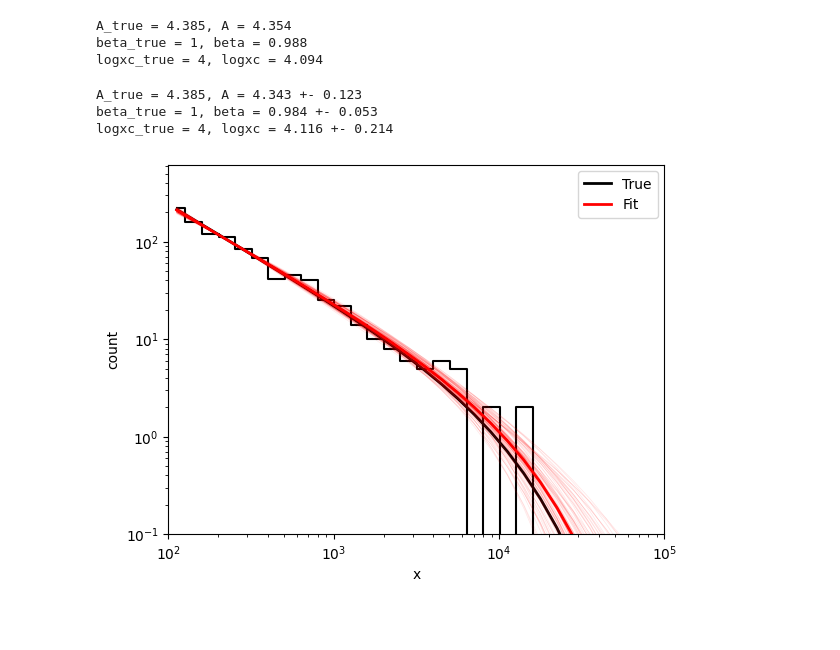
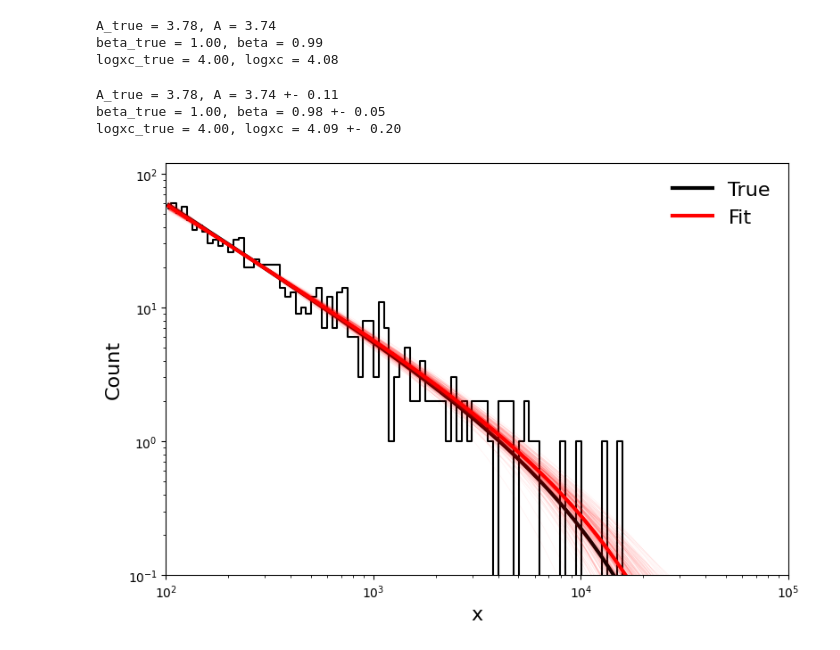
Before and after one commit to ybillchen/useful_scripts, a Jupyter notebook: fit_poisson.ipynb, the cells around one changed output. Drawn from its saved outputs; the diff is of its cells as text; code cells hidden in the pictures; blank space fills up the shorter version.

```diff
--- a/fit_poisson.ipynb
+++ b/fit_poisson.ipynb
@@ -59,6 +59,7 @@ rng = np.random.default_rng(0)
 
 size = 1000
 logxmin = 2
+logxmax = 5
 beta_true = 1 # beta here is the slope of dN/dlogx, not dN/dx
 logxc_true = 4
 
@@ -66,8 +67,8 @@ data = sample_powerlaw_expcutoff(rng, logxmin=logxmin, beta=beta_true+1, logxc=l
 # %%
 # fit the parameters
 
-dlogx = 0.1
-bins = np.arange(logxmin, 5, dlogx)
+dlogx = 0.025
+bins = np.arange(logxmin, logxmax, dlogx)
 logx = 0.5 * (bins[1:] + bins[:-1])
 y = np.histogram(np.log10(data), bins=bins)[0]
 
@@ -79,17 +80,17 @@ guess = [4,1,4]
 o = minimize(neg_log_poisson_likelihood, guess, args=(logx,y), bounds=bnds)
 A, beta, logxc = o.x
 
-print('A_true = %.4g, A = %.3f'%(A_true, A))
-print('beta_true = %.3g, beta = %.3f'%(beta_true, beta))
-print('logxc_true = %.3g, logxc = %.3f'%(logxc_true, logxc))
+print('A_true = %.2f, A = %.2f'%(A_true, A))
+print('beta_true = %.2f, beta = %.2f'%(beta_true, beta))
+print('logxc_true = %.2f, logxc = %.2f'%(logxc_true, logxc))
 # %% [output]
-A_true = 4.385, A = 4.354
-beta_true = 1, beta = 0.988
-logxc_true = 4, logxc = 4.094
+A_true = 3.78, A = 3.74
+beta_true = 1.00, beta = 0.99
+logxc_true = 4.00, logxc = 4.08
 # %%
 # get uncertainties with bootstrap
 
-nboot = 100
+nboot = 300
 data_boot = data[rng.integers(0, size, (nboot, size))]
 
 A_arr = np.zeros(nboot)
@@ -103,32 +104,33 @@ for i, d in enumerate(data_boot):
     beta_arr[i] = o.x[1]
     logxc_arr[i] = o.x[2]
 
-print('A_true = %.4g, A = %.3f +- %.3f'%(A_true, np.mean(A_arr), np.std(A_arr)))
-print('beta_true = %.3g, beta = %.3f +- %.3f'%(beta_true, np.mean(beta_arr), np.std(beta_arr)))
-print('logxc_true = %.3g, logxc = %.3f +- %.3f'%(logxc_true, np.mean(logxc_arr), np.std(logxc_arr)))
+print('A_true = %.2f, A = %.2f +- %.2f'%(A_true, np.mean(A_arr), np.std(A_arr)))
+print('beta_true = %.2f, beta = %.2f +- %.2f'%(beta_true, np.mean(beta_arr), np.std(beta_arr)))
+print('logxc_true = %.2f, logxc = %.2f +- %.2f'%(logxc_true, np.mean(logxc_arr), np.std(logxc_arr)))
 # %% [output]
-A_true = 4.385, A = 4.343 +- 0.123
-beta_true = 1, beta = 0.984 +- 0.053
-logxc_true = 4, logxc = 4.116 +- 0.214
+A_true = 3.78, A = 3.74 +- 0.11
+beta_true = 1.00, beta = 0.98 +- 0.05
+logxc_true = 4.00, logxc = 4.09 +- 0.20
 # %%
-plt.step(10**logx, y, c='k', where='mid')
-plt.plot(10**logx, powerlaw_expcutoff([A_true, beta_true, logxc_true], logx), c='k', lw=2, label='True')
-plt.plot(10**logx, powerlaw_expcutoff([A, beta, logxc], logx), c='r', lw=2, label='Fit')
-# plt.plot(10**logx, powerlaw_expcutoff([np.mean(A_arr), np.mean(beta_arr), np.mean(logxc_arr)], logx), c='r', lw=2, label='Fit')
+fig, ax0 = plt.subplots(1, 1, figsize=(9,6), sharex=True, sharey=True)
+
+ax0.step(10**logx, y, c='k', where='mid')
+ax0.plot(10**logx, powerlaw_expcutoff([A_true, beta_true, logxc_true], logx), c='k', lw=3, label='True')
+ax0.plot(10**logx, powerlaw_expcutoff([A, beta, logxc], logx), c='r', lw=3, label='Fit')
 
 for A_boot, beta_boot, logxc_boot in zip(A_arr, beta_arr, logxc_arr):
-    plt.plot(10**logx, powerlaw_expcutoff([A_boot, beta_boot, logxc_boot], logx), c='r', alpha=0.1, lw=0.5)
+    ax0.plot(10**logx, powerlaw_expcutoff([A_boot, beta_boot, logxc_boot], logx), c='r', alpha=0.05, lw=0.5)
 
-plt.legend()
+ax0.legend(frameon=False, fontsize=16, loc='upper right')
 
-plt.xlabel('x')
-plt.ylabel('count')
-plt.xscale('log')
-plt.yscale('log')
-plt.xlim(1e2,1e5)
-plt.ylim(1e-1,None)
+ax0.set_xlabel('x', fontsize=16)
+ax0.set_ylabel('Count', fontsize=16)
+ax0.set_xscale('log')
+ax0.set_yscale('log')
+ax0.set_xlim(10**logxmin,10**logxmax)
+ax0.set_ylim(1e-1,2*np.max(y))
 
 plt.show()
 # %% [output]
-[figure, old version]
+[figure, new version]
 # %%
```
Also changed, not shown: parts of 3 cells of this notebook.
